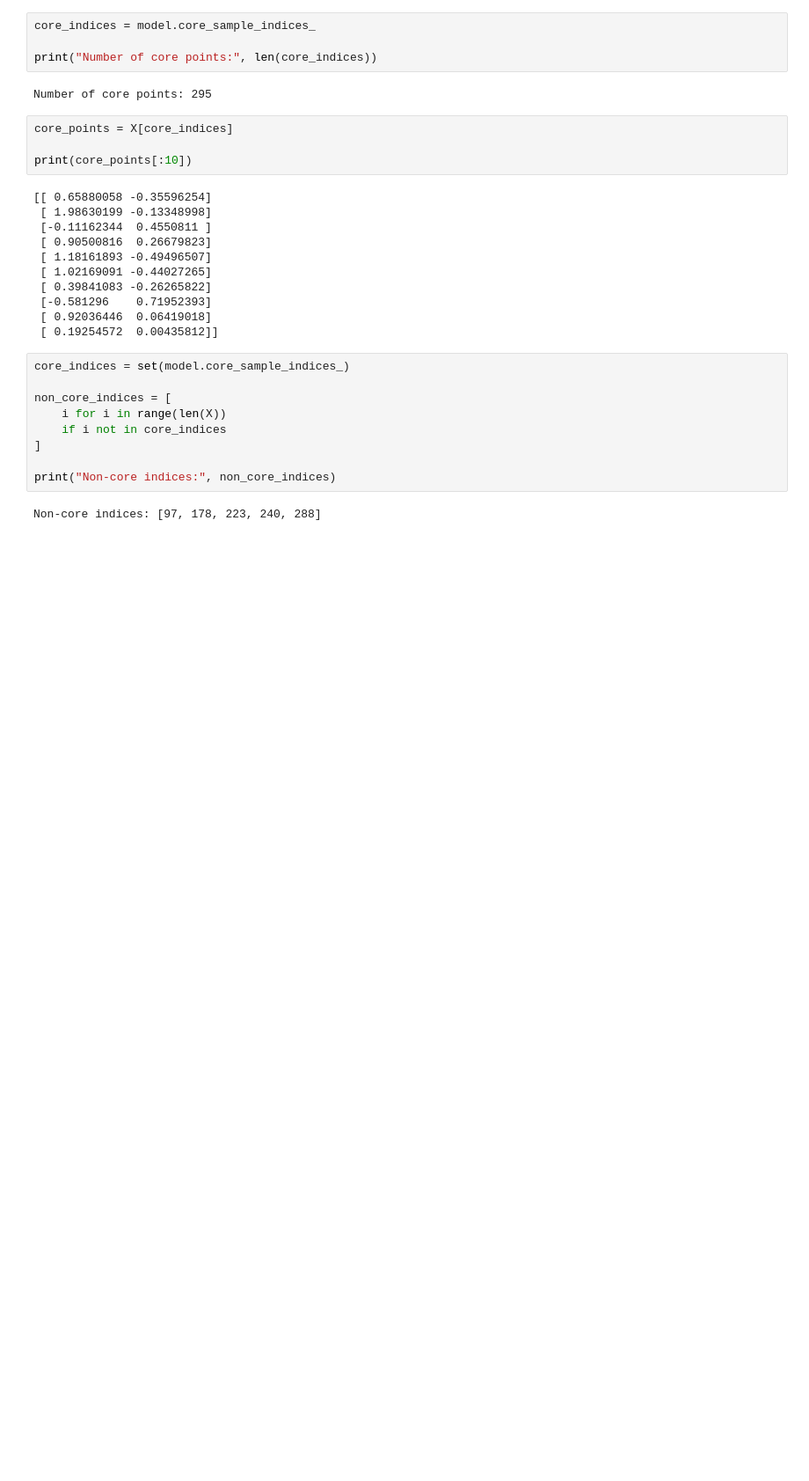
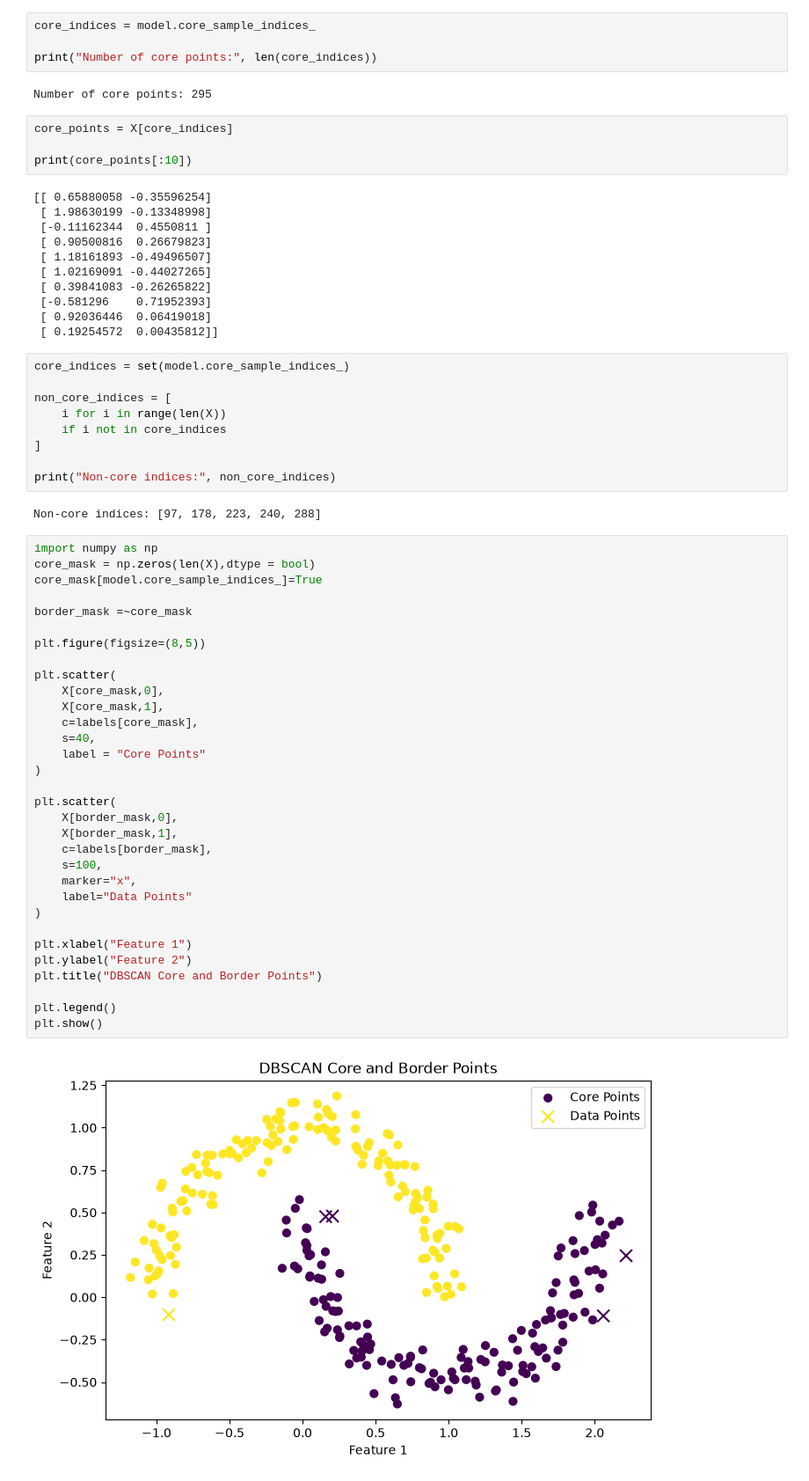
Before and after one commit to hemant237/Fastapi-project, a Jupyter notebook: practice/DBSCAN/DBSCAN.ipynb, the cells around one changed output. Shown at 88% size. Saved outputs shown, nothing was run; the diff lists cells and outputs as text; blank space fills up the shorter version.

Commit message:
DBSCAN

```diff
--- a/practice/DBSCAN/DBSCAN.ipynb
+++ b/practice/DBSCAN/DBSCAN.ipynb
@@ -152,3 +152,37 @@ non_core_indices = [
 print("Non-core indices:", non_core_indices)
 # %% [output]
 Non-core indices: [97, 178, 223, 240, 288]
+# %%
+import numpy as np
+core_mask = np.zeros(len(X),dtype = bool)
+core_mask[model.core_sample_indices_]=True
+
+border_mask =~core_mask
+
+plt.figure(figsize=(8,5))
+
+plt.scatter(
+    X[core_mask,0],
+    X[core_mask,1],
+    c=labels[core_mask],
+    s=40,
+    label = "Core Points"
+)
+
+plt.scatter(
+    X[border_mask,0],
+    X[border_mask,1],
+    c=labels[border_mask],
+    s=100,
+    marker="x",
+    label="Data Points"
+)
+
+plt.xlabel("Feature 1")
+plt.ylabel("Feature 2")
+plt.title("DBSCAN Core and Border Points")
+
+plt.legend()
+plt.show()
+# %% [output]
+[figure, added]
```
Also changed, not shown: parts of 2 cells of this notebook.
